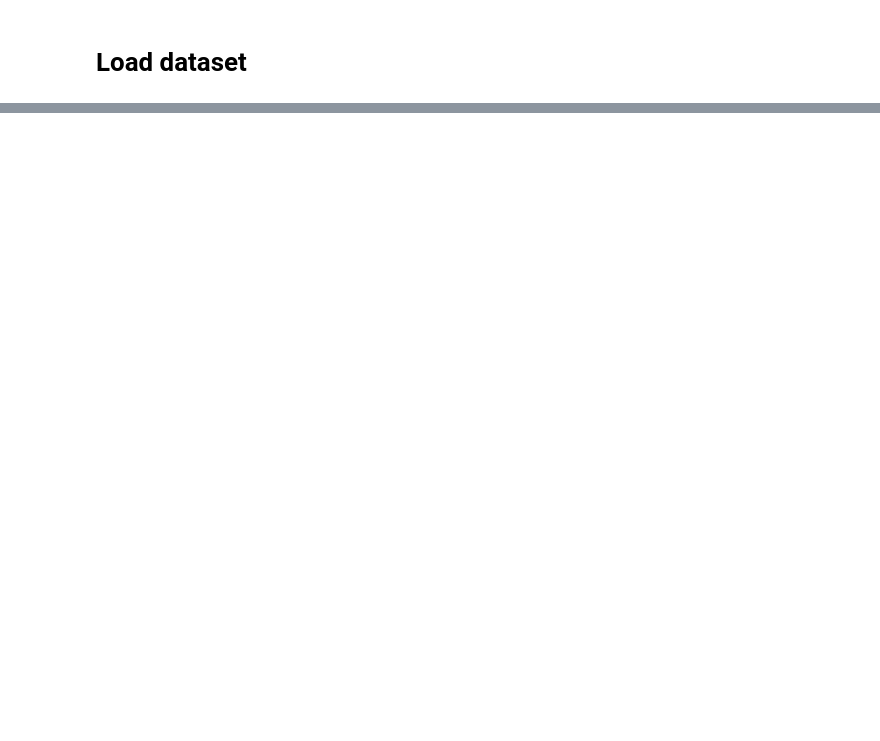
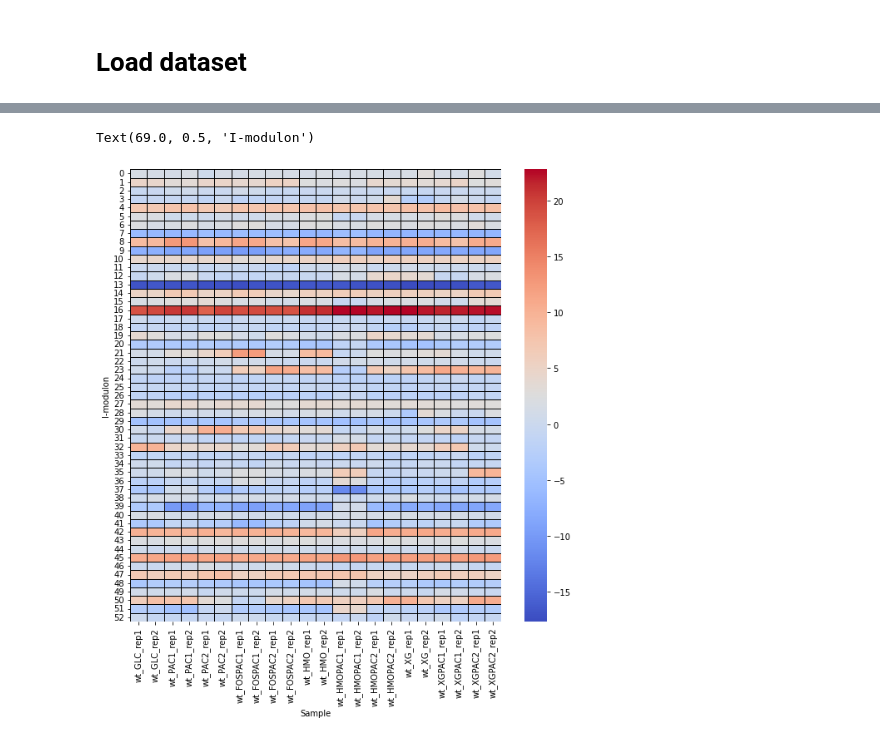
Before and after one commit to SizheQiu/LPiModulons, a Jupyter notebook: workflow/IM_activity_analysis.ipynb, the cells around one changed output, grey strips where cells are left out. Drawn from its saved outputs; the diff is of its cells as text; code cells hidden in the pictures; blank space fills up the shorter version.

```diff
--- a/workflow/IM_activity_analysis.ipynb
+++ b/workflow/IM_activity_analysis.ipynb
@@ -43,0 +50,3 @@ Text(15.0, 0.5, 'I-modulon')
+# %%
+A_cc = A[A.columns[-22:]]
+A_cc.head()
@@ -43,0 +61,10 @@ Text(15.0, 0.5, 'I-modulon')
+# %%
+fig, ax = plt.subplots(1,1,figsize=(10,10))
+sns.heatmap( A_cc, yticklabels=True,
+            linecolor='black',linewidths=1,
+            cmap= "coolwarm", ax = ax)
+ax.set_xlabel('Sample')
+ax.set_ylabel('I-modulon')
+# %% [output]
+Text(69.0, 0.5, 'I-modulon')
+[figure, added]
```
Also changed, not shown: parts of 8 cells of this notebook, 12 other files.
